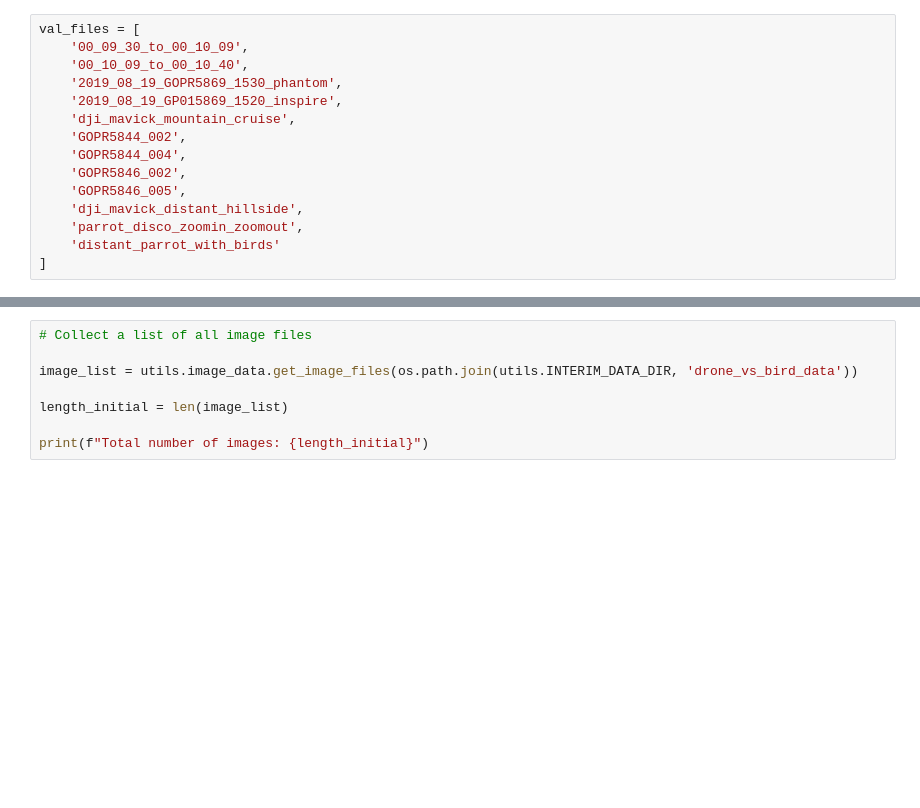
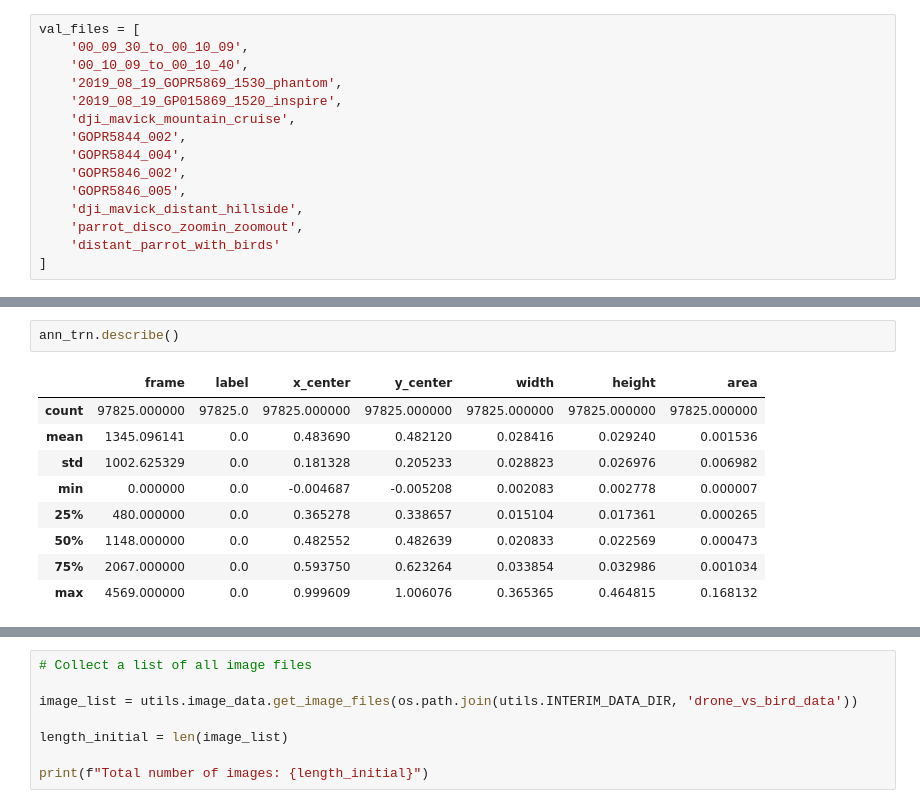
Before and after one commit to amswanson333/synthetic-data-for-object-detection, a Jupyter notebook: 3_data_file_processing.ipynb, the cells around one changed output, grey strips where cells are left out. Cells and saved outputs as stored; diff of their text form; blank space fills up the shorter version.

```diff
--- a/3_data_file_processing.ipynb
+++ b/3_data_file_processing.ipynb
@@ -132,0 +393,12 @@ val_files = [
+# %%
+ann_trn.describe()
+# %% [output]
+|  | frame | label | x_center | y_center | width | height | area |
+| count | 97825.000000 | 97825.0 | 97825.000000 | 97825.000000 | 97825.000000 | 97825.000000 | 97825.000000 |
+| mean | 1345.096141 | 0.0 | 0.483690 | 0.482120 | 0.028416 | 0.029240 | 0.001536 |
+| std | 1002.625329 | 0.0 | 0.181328 | 0.205233 | 0.028823 | 0.026976 | 0.006982 |
+| min | 0.000000 | 0.0 | -0.004687 | -0.005208 | 0.002083 | 0.002778 | 0.000007 |
+| 25% | 480.000000 | 0.0 | 0.365278 | 0.338657 | 0.015104 | 0.017361 | 0.000265 |
+| 50% | 1148.000000 | 0.0 | 0.482552 | 0.482639 | 0.020833 | 0.022569 | 0.000473 |
+| 75% | 2067.000000 | 0.0 | 0.593750 | 0.623264 | 0.033854 | 0.032986 | 0.001034 |
+| max | 4569.000000 | 0.0 | 0.999609 | 1.006076 | 0.365365 | 0.464815 | 0.168132 |
```
Also changed, not shown: parts of 42 cells of this notebook.
